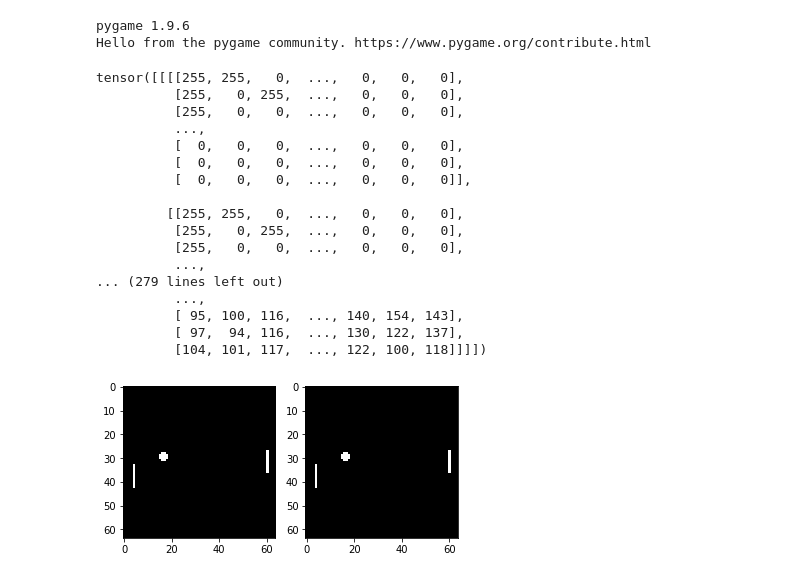
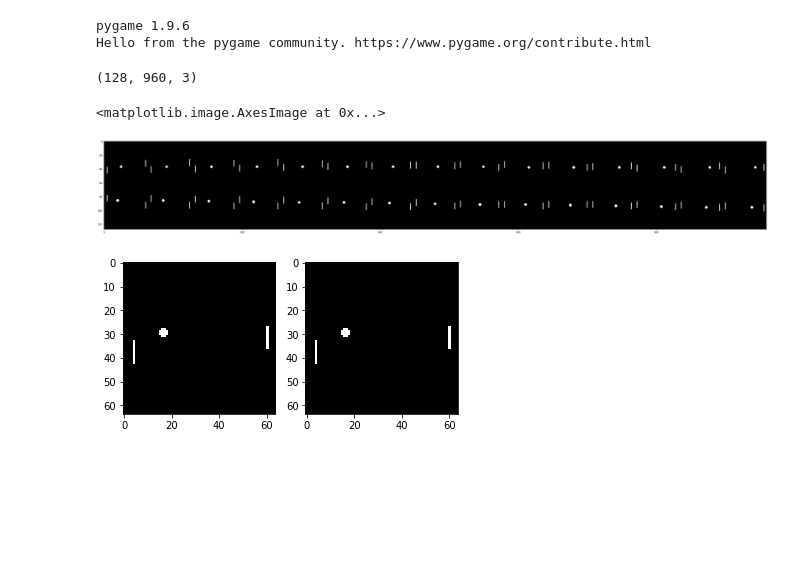
Before and after one commit to mandrecki/predictive-learners, a Jupyter notebook: notebooks/pred test.ipynb, the cells around one changed output. Drawn from its saved outputs; the diff is of its cells as text; code cells hidden in the pictures; blank space fills up the shorter version.

Commit message:
more visual

```diff
--- a/notebooks/pred test.ipynb
+++ b/notebooks/pred test.ipynb
@@ -32,5 +33,5 @@ action_space_n = env.action_size
 series_len = 15
 batch_size = 2
 workers = 2
-dataset_train = ObservationSeriesDataset("scripts/recorded/{}/1.torch".format(ENV_ID), action_space_n, series_len)
+dataset_train = ObservationSeriesDataset("clean_records/{}/base-1.torch".format(ENV_ID), action_space_n, series_len)
 train_loader = torch.utils.data.DataLoader(dataset_train, batch_size=batch_size, shuffle=True, num_workers=workers)
@@ -49,23 +38,17 @@ data = dataset_train.record
-# %%
-dataset_train[0]["s0"]
-# %% [output]
-tensor([[[[255, 255,   0,  ...,   0,   0,   0],
-          [255,   0, 255,  ...,   0,   0,   0],
-          [255,   0,   0,  ...,   0,   0,   0],
-          ...,
-          [  0,   0,   0,  ...,   0,   0,   0],
-          [  0,   0,   0,  ...,   0,   0,   0],
-          [  0,   0,   0,  ...,   0,   0,   0]],
-
-         [[255, 255,   0,  ...,   0,   0,   0],
-          [255,   0, 255,  ...,   0,   0,   0],
-          [255,   0,   0,  ...,   0,   0,   0],
-          ...,
-... (279 lines left out)
-          ...,
-          [ 95, 100, 116,  ..., 140, 154, 143],
-          [ 97,  94, 116,  ..., 130, 122, 137],
-          [104, 101, 117,  ..., 122, 100, 118]]]])
+# %%
+x = next(iter(train_loader))
+# %%
+im = series2wideim(x["s0"])
+# %%
+im.shape
+# %% [output]
+(128, 960, 3)
+# %%
+plt.figure(figsize=(50, 20))
+plt.imshow(im)
+# %% [output]
+<matplotlib.image.AxesImage at 0x...>
+[figure, added]
 # %%
 # replay record
 with torch.no_grad():
```
Also changed, not shown: parts of 5 cells of this notebook, 5 other files.
